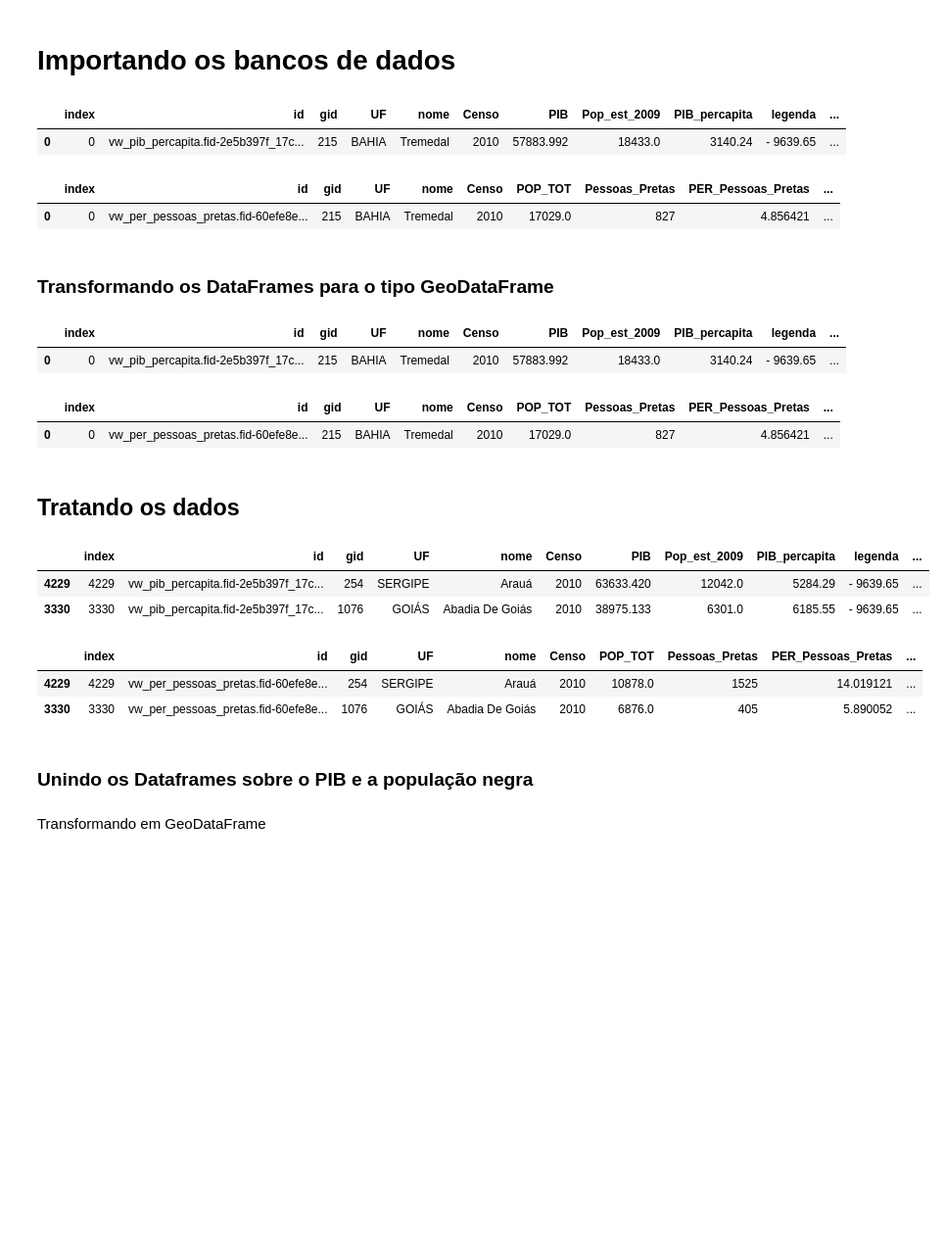
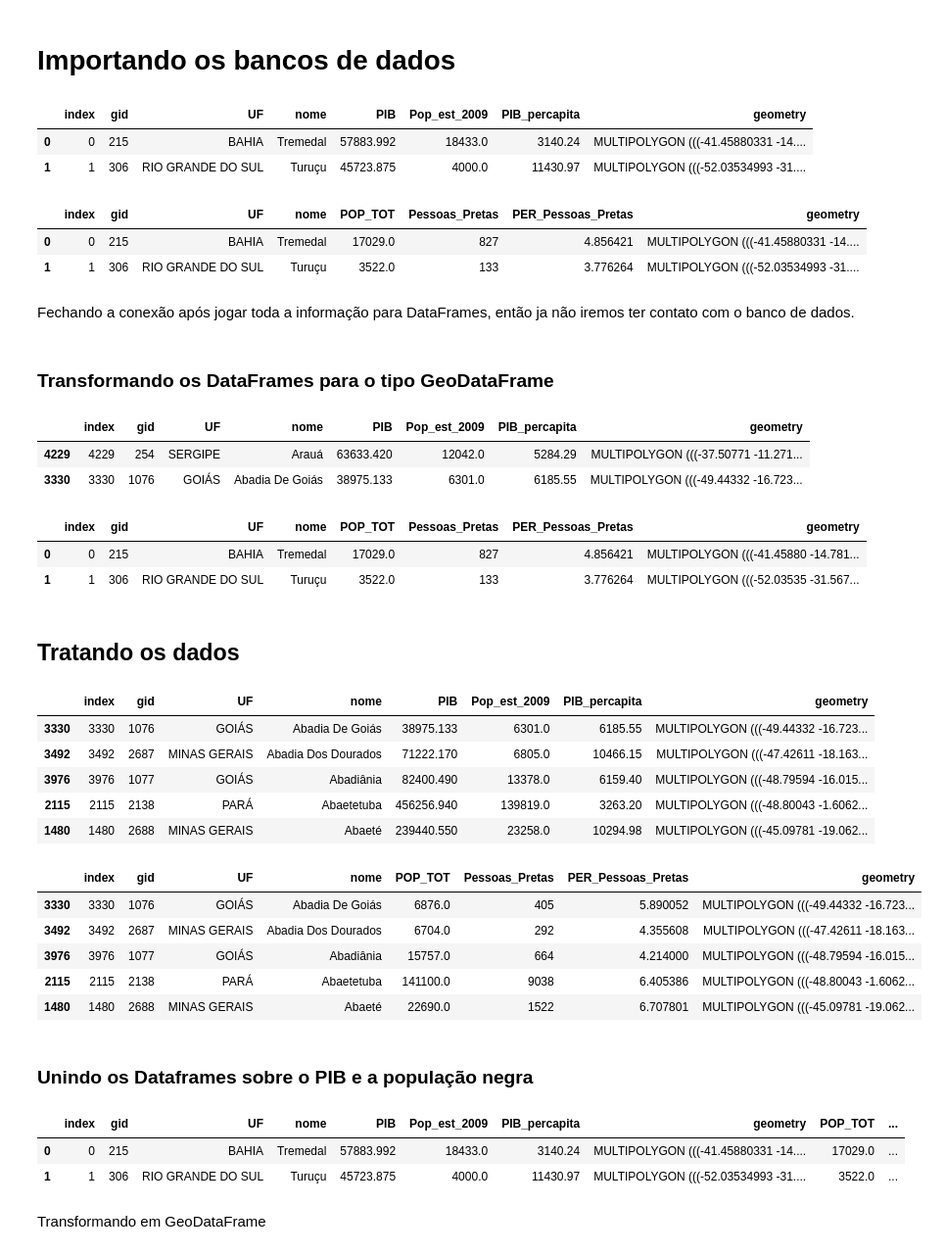
Before and after one commit to biancarvalho/banco-de-dados, a Jupyter notebook: A2/analises.ipynb, the cells around one changed output. Shown at 98% size. Drawn from its saved outputs; the diff is of its cells as text; code cells hidden in the pictures; blank space fills up the shorter version.

```diff
--- a/A2/analises.ipynb
+++ b/A2/analises.ipynb
@@ -6,22 +7,24 @@ import os
 # %% [markdown]
 # Importando os bancos de dados
+# %%
+conn = sqlite3.connect(os.path.join('BancosA2.db'))
 # %%
-conn = sqlite3.connect(os.path.join('pib.db'))
 query= "SELECT * FROM pib"
 pib_df = pd.read_sql(query,conn)
-conn.close()
 pib=pib_df.copy()
-pib_df.head(1)
+pib_df.head(2)
 # %% [output]
-|  | index | id | gid | UF | nome | Censo | PIB | Pop_est_2009 | PIB_percapita | legenda | ... |
-| 0 | 0 | vw_pib_percapita.fid-2e5b397f_17c... | 215 | BAHIA | Tremedal | 2010 | 57883.992 | 18433.0 | 3140.24 | - 9639.65 | ... |
+|  | index | gid | UF | nome | PIB | Pop_est_2009 | PIB_percapita | geometry |
+| 0 | 0 | 215 | BAHIA | Tremedal | 57883.992 | 18433.0 | 3140.24 | MULTIPOLYGON (((-41.45880331 -14.... |
+| 1 | 1 | 306 | RIO GRANDE DO SUL | Turuçu | 45723.875 | 4000.0 | 11430.97 | MULTIPOLYGON (((-52.03534993 -31.... |
 # %%
-conn = sqlite3.connect(os.path.join('racial.db'))
 query= "SELECT * FROM racial"
 racial_df = pd.read_sql(query,conn)
-conn.close()
-racial=racial_df.copy()
-racial_df.head(1)
+racial_df=racial_df.copy()
+racial_df.head(2)
 # %% [output]
-|  | index | id | gid | UF | nome | Censo | POP_TOT | Pessoas_Pretas | PER_Pessoas_Pretas | ... |
-| 0 | 0 | vw_per_pessoas_pretas.fid-60efe8e... | 215 | BAHIA | Tremedal | 2010 | 17029.0 | 827 | 4.856421 | ... |
+|  | index | gid | UF | nome | POP_TOT | Pessoas_Pretas | PER_Pessoas_Pretas | geometry |
+| 0 | 0 | 215 | BAHIA | Tremedal | 17029.0 | 827 | 4.856421 | MULTIPOLYGON (((-41.45880331 -14.... |
+| 1 | 1 | 306 | RIO GRANDE DO SUL | Turuçu | 3522.0 | 133 | 3.776264 | MULTIPOLYGON (((-52.03534993 -31.... |
+# %% [markdown]
+Fechando a conexão após jogar toda a informação para DataFrames, então ja não iremos ter contato com o banco de dados.
@@ -30,35 +35,43 @@ racial_df.head(1)
 # %%
 pib['geometry']=gpd.GeoSeries.from_wkt(pib_df['geometry'])
 pib = gpd.GeoDataFrame(pib, geometry='geometry')
-pib.head(1)
+pib.head(2)
 # %% [output]
-|  | index | id | gid | UF | nome | Censo | PIB | Pop_est_2009 | PIB_percapita | legenda | ... |
-| 0 | 0 | vw_pib_percapita.fid-2e5b397f_17c... | 215 | BAHIA | Tremedal | 2010 | 57883.992 | 18433.0 | 3140.24 | - 9639.65 | ... |
+|  | index | gid | UF | nome | PIB | Pop_est_2009 | PIB_percapita | geometry |
+| 4229 | 4229 | 254 | SERGIPE | Arauá | 63633.420 | 12042.0 | 5284.29 | MULTIPOLYGON (((-37.50771 -11.271... |
+| 3330 | 3330 | 1076 | GOIÁS | Abadia De Goiás | 38975.133 | 6301.0 | 6185.55 | MULTIPOLYGON (((-49.44332 -16.723... |
 # %%
-racial['geometry']=gpd.GeoSeries.from_wkt(racial['geometry'])
+racial['geometry']=gpd.GeoSeries.from_wkt(racial_df['geometry'])
 racial = gpd.GeoDataFrame(racial, geometry='geometry')
-racial.head(1)
+racial.head(2)
 # %% [output]
-|  | index | id | gid | UF | nome | Censo | POP_TOT | Pessoas_Pretas | PER_Pessoas_Pretas | ... |
-| 0 | 0 | vw_per_pessoas_pretas.fid-60efe8e... | 215 | BAHIA | Tremedal | 2010 | 17029.0 | 827 | 4.856421 | ... |
+|  | index | gid | UF | nome | POP_TOT | Pessoas_Pretas | PER_Pessoas_Pretas | geometry |
+| 0 | 0 | 215 | BAHIA | Tremedal | 17029.0 | 827 | 4.856421 | MULTIPOLYGON (((-41.45880 -14.781... |
+| 1 | 1 | 306 | RIO GRANDE DO SUL | Turuçu | 3522.0 | 133 | 3.776264 | MULTIPOLYGON (((-52.03535 -31.567... |
 # %% [markdown]
 ## Tratando os dados
 # %%
 pib = pib.sort_values('nome')
 pib['nome'] = pib['nome'].str.title()
-pib.head(2)
+pib.head(5)
 # %% [output]
-|  | index | id | gid | UF | nome | Censo | PIB | Pop_est_2009 | PIB_percapita | legenda | ... |
-| 4229 | 4229 | vw_pib_percapita.fid-2e5b397f_17c... | 254 | SERGIPE | Arauá | 2010 | 63633.420 | 12042.0 | 5284.29 | - 9639.65 | ... |
-| 3330 | 3330 | vw_pib_percapita.fid-2e5b397f_17c... | 1076 | GOIÁS | Abadia De Goiás | 2010 | 38975.133 | 6301.0 | 6185.55 | - 9639.65 | ... |
+|  | index | gid | UF | nome | PIB | Pop_est_2009 | PIB_percapita | geometry |
+| 3330 | 3330 | 1076 | GOIÁS | Abadia De Goiás | 38975.133 | 6301.0 | 6185.55 | MULTIPOLYGON (((-49.44332 -16.723... |
+| 3492 | 3492 | 2687 | MINAS GERAIS | Abadia Dos Dourados | 71222.170 | 6805.0 | 10466.15 | MULTIPOLYGON (((-47.42611 -18.163... |
+| 3976 | 3976 | 1077 | GOIÁS | Abadiânia | 82400.490 | 13378.0 | 6159.40 | MULTIPOLYGON (((-48.79594 -16.015... |
+| 2115 | 2115 | 2138 | PARÁ | Abaetetuba | 456256.940 | 139819.0 | 3263.20 | MULTIPOLYGON (((-48.80043 -1.6062... |
+| 1480 | 1480 | 2688 | MINAS GERAIS | Abaeté | 239440.550 | 23258.0 | 10294.98 | MULTIPOLYGON (((-45.09781 -19.062... |
 # %%
 racial = racial.sort_values('nome')
 racial['nome'] = racial['nome'].str.title()
-racial.head(2)
+racial.head(5)
 # %% [output]
-|  | index | id | gid | UF | nome | Censo | POP_TOT | Pessoas_Pretas | PER_Pessoas_Pretas | ... |
-| 4229 | 4229 | vw_per_pessoas_pretas.fid-60efe8e... | 254 | SERGIPE | Arauá | 2010 | 10878.0 | 1525 | 14.019121 | ... |
-| 3330 | 3330 | vw_per_pessoas_pretas.fid-60efe8e... | 1076 | GOIÁS | Abadia De Goiás | 2010 | 6876.0 | 405 | 5.890052 | ... |
+|  | index | gid | UF | nome | POP_TOT | Pessoas_Pretas | PER_Pessoas_Pretas | geometry |
+| 3330 | 3330 | 1076 | GOIÁS | Abadia De Goiás | 6876.0 | 405 | 5.890052 | MULTIPOLYGON (((-49.44332 -16.723... |
+| 3492 | 3492 | 2687 | MINAS GERAIS | Abadia Dos Dourados | 6704.0 | 292 | 4.355608 | MULTIPOLYGON (((-47.42611 -18.163... |
+| 3976 | 3976 | 1077 | GOIÁS | Abadiânia | 15757.0 | 664 | 4.214000 | MULTIPOLYGON (((-48.79594 -16.015... |
+| 2115 | 2115 | 2138 | PARÁ | Abaetetuba | 141100.0 | 9038 | 6.405386 | MULTIPOLYGON (((-48.80043 -1.6062... |
+| 1480 | 1480 | 2688 | MINAS GERAIS | Abaeté | 22690.0 | 1522 | 6.707801 | MULTIPOLYGON (((-45.09781 -19.062... |
 # %% [markdown]
 ### Unindo os Dataframes sobre o PIB e a população negra
 # %%
@@ -66,4 +79,10 @@ racial_dfn = racial_df.drop(racial_df.columns[[0,1,3,4,5,9,12]], axis=1) #retira
 merge = pd.merge(pib_df, racial_dfn, how='outer', on='gid')
+# %%
+merge.head(2)
+# %% [output]
+|  | index | gid | UF | nome | PIB | Pop_est_2009 | PIB_percapita | geometry | POP_TOT | ... |
+| 0 | 0 | 215 | BAHIA | Tremedal | 57883.992 | 18433.0 | 3140.24 | MULTIPOLYGON (((-41.45880331 -14.... | 17029.0 | ... |
+| 1 | 1 | 306 | RIO GRANDE DO SUL | Turuçu | 45723.875 | 4000.0 | 11430.97 | MULTIPOLYGON (((-52.03534993 -31.... | 3522.0 | ... |
 # %% [markdown]
 Transformando em GeoDataFrame
 # %%
```
Also changed, not shown: parts of 10 cells of this notebook, 4 other files.
